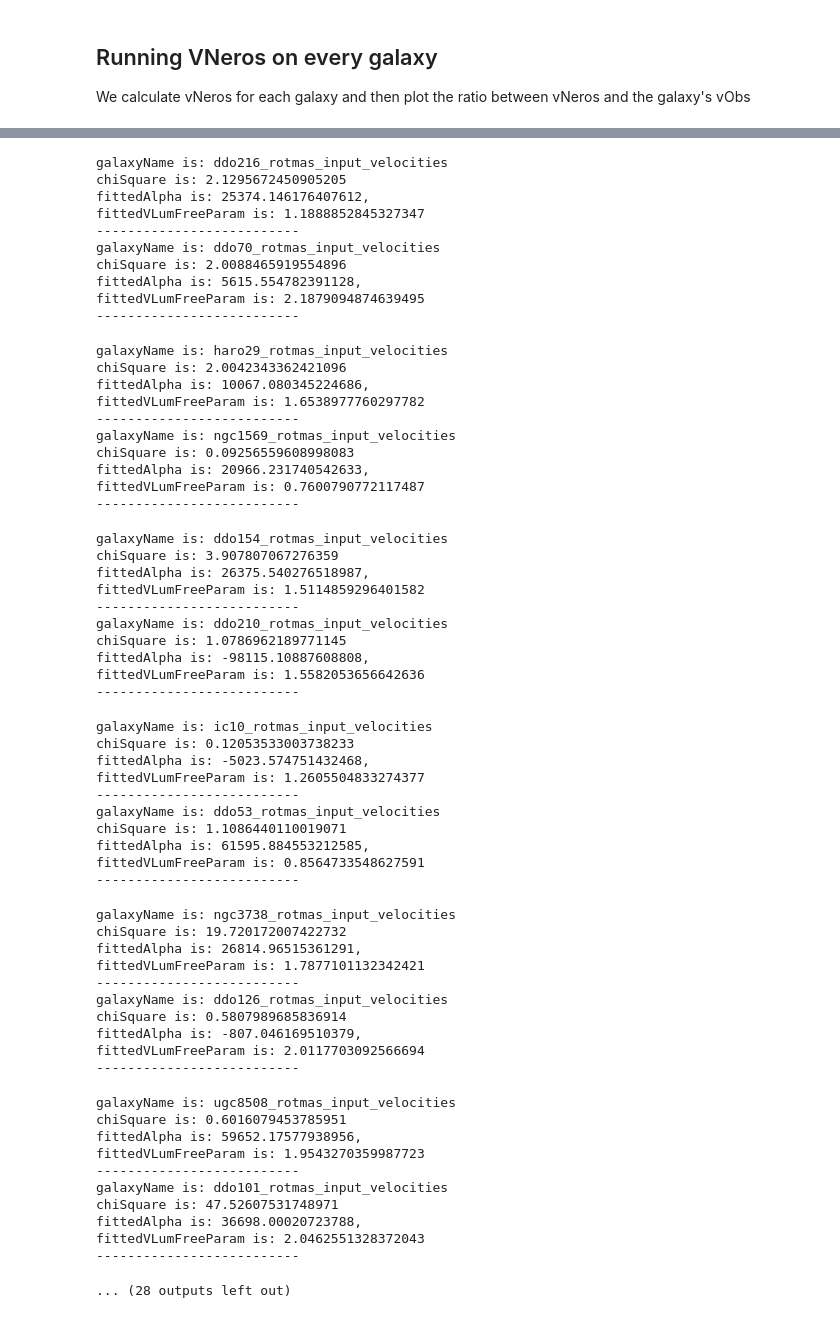
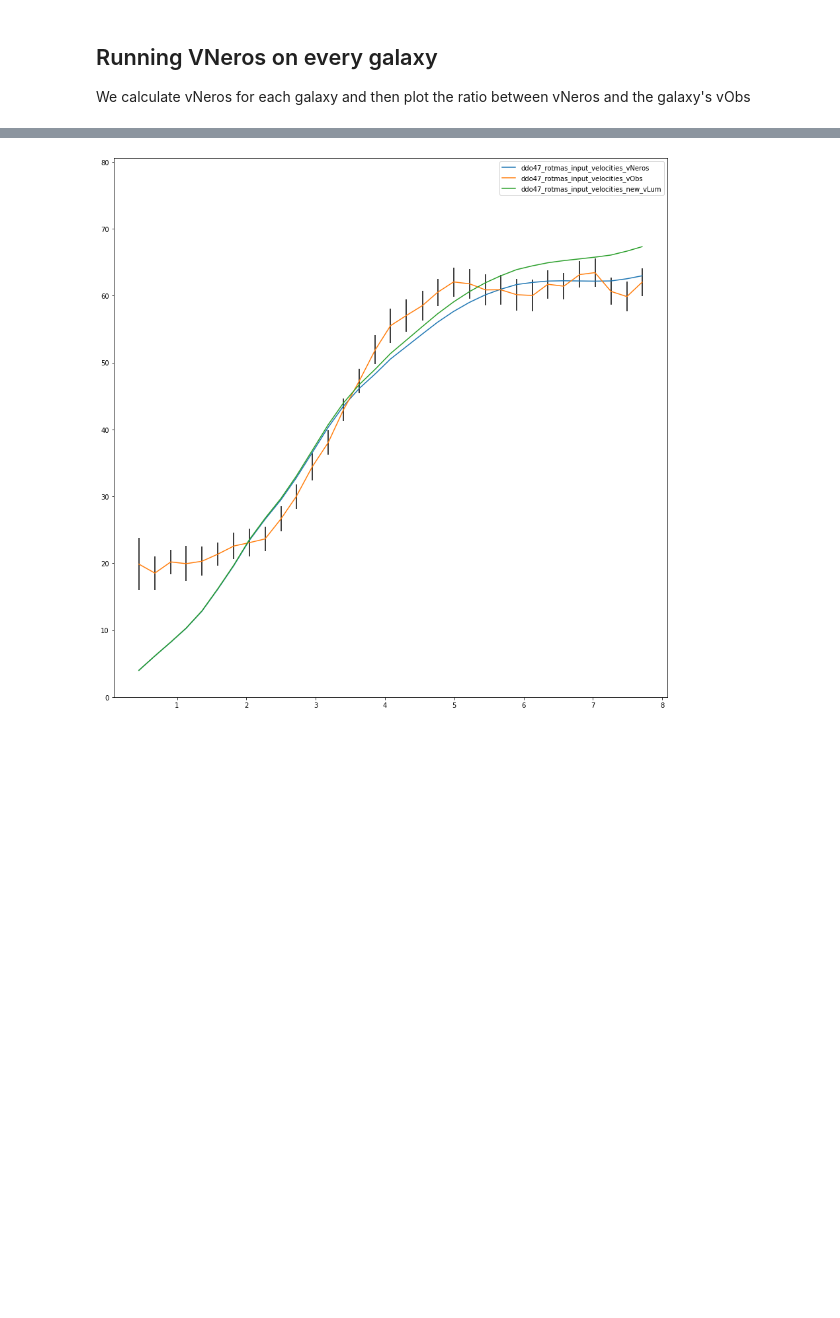
Before and after one commit to Cisneros-Galaxy/RCFM, a Jupyter notebook: Model.ipynb, the cells around one changed output, grey strips where cells are left out. Saved outputs shown, nothing was run; the diff lists cells and outputs as text; code cells hidden in the pictures; blank space fills up the shorter version.

```diff
--- a/Model.ipynb
+++ b/Model.ipynb
@@ -59,12 +57,12 @@ avgChiSquared = 0.0
 avgPhiZero = 0.0
 
 # Change this and uncomment if statement below if just one galaxy is desired.
-galaxyWeWant = "ddo46_rotmas_input_velocities"
+galaxyWeWant = "ddo47_rotmas_input_velocities"
 
 for galaxyName in littleDataGalaxies:
     # Uncomment the following two lines to produce data and graphs for just galaxyWeWant
-    #if (galaxyName != galaxyWeWant):
-       # continue
+    if (galaxyName != galaxyWeWant):
+        continue
 
     # data on this galaxy
     f, ax = plt.subplots(1, figsize = (15, 15))
@@ -211,61 +161 @@ fittedVLumFreeParam is: 1.5376219920674925
-galaxyName is: ddo216_rotmas_input_velocities
-chiSquare is: 2.1295672450905205
-fittedAlpha is: 25374.146176407612,
-fittedVLumFreeParam is: 1.1888852845327347
---------------------------
-galaxyName is: ddo70_rotmas_input_velocities
-chiSquare is: 2.0088465919554896
-fittedAlpha is: 5615.554782391128,
-fittedVLumFreeParam is: 2.1879094874639495
---------------------------
-galaxyName is: haro29_rotmas_input_velocities
-chiSquare is: 2.0042343362421096
-fittedAlpha is: 10067.080345224686,
-fittedVLumFreeParam is: 1.6538977760297782
---------------------------
-galaxyName is: ngc1569_rotmas_input_velocities
-chiSquare is: 0.09256559608998083
-fittedAlpha is: 20966.231740542633,
-fittedVLumFreeParam is: 0.7600790772117487
---------------------------
-galaxyName is: ddo154_rotmas_input_velocities
-chiSquare is: 3.907807067276359
-fittedAlpha is: 26375.540276518987,
-fittedVLumFreeParam is: 1.5114859296401582
---------------------------
-galaxyName is: ddo210_rotmas_input_velocities
-chiSquare is: 1.0786962189771145
-fittedAlpha is: -98115.10887608808,
-fittedVLumFreeParam is: 1.5582053656642636
---------------------------
-galaxyName is: ic10_rotmas_input_velocities
-chiSquare is: 0.12053533003738233
-fittedAlpha is: -5023.574751432468,
-fittedVLumFreeParam is: 1.2605504833274377
---------------------------
-galaxyName is: ddo53_rotmas_input_velocities
-chiSquare is: 1.1086440110019071
-fittedAlpha is: 61595.884553212585,
-fittedVLumFreeParam is: 0.8564733548627591
---------------------------
-galaxyName is: ngc3738_rotmas_input_velocities
-chiSquare is: 19.720172007422732
-fittedAlpha is: 26814.96515361291,
-fittedVLumFreeParam is: 1.7877101132342421
---------------------------
-galaxyName is: ddo126_rotmas_input_velocities
-chiSquare is: 0.5807989685836914
-fittedAlpha is: -807.046169510379,
-fittedVLumFreeParam is: 2.0117703092566694
---------------------------
-galaxyName is: ugc8508_rotmas_input_velocities
-chiSquare is: 0.6016079453785951
-fittedAlpha is: 59652.17577938956,
-fittedVLumFreeParam is: 1.9543270359987723
---------------------------
-galaxyName is: ddo101_rotmas_input_velocities
-chiSquare is: 47.52607531748971
-fittedAlpha is: 36698.00020723788,
-fittedVLumFreeParam is: 2.0462551328372043
---------------------------
-... (28 outputs left out)
+[figure, added]
```
Also changed, not shown: parts of 2 cells of this notebook, 27 other files.
